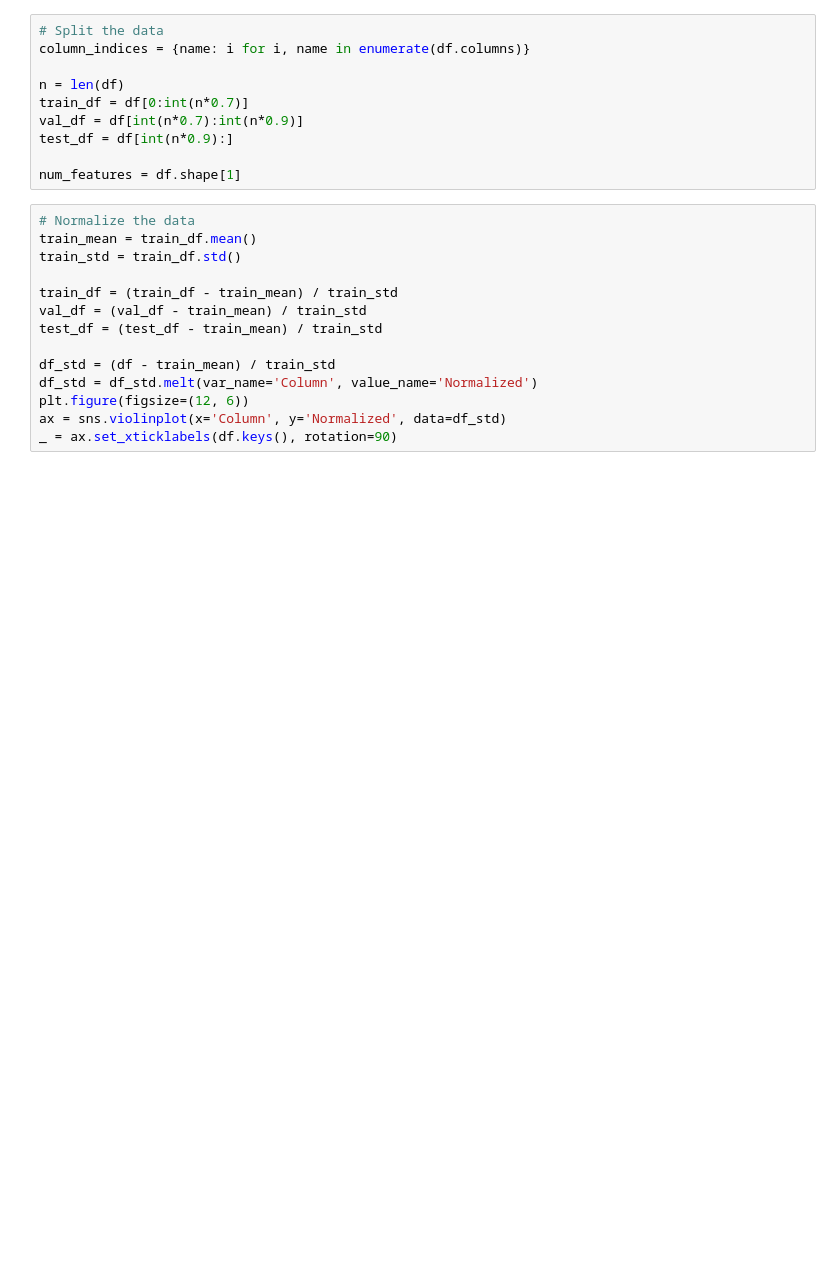
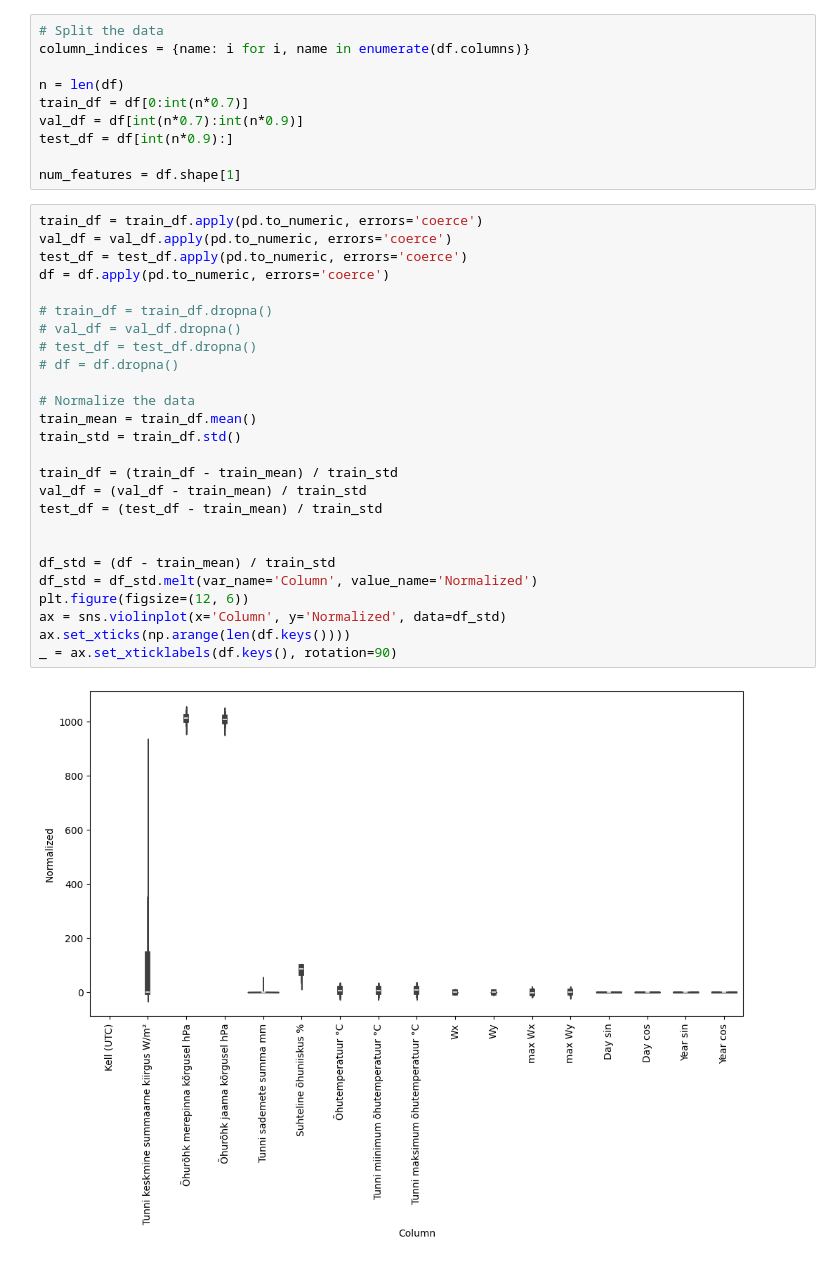
Before and after one commit to kristoferkp/asikarikas2024, a Jupyter notebook: III - Ilmaennustus/main.ipynb, the cells around one changed output. Cells and saved outputs as stored; diff of their text form; blank space fills up the shorter version.

```diff
--- a/III - Ilmaennustus/main.ipynb
+++ b/III - Ilmaennustus/main.ipynb
@@ -93,16 +116,30 @@ test_df = df[int(n*0.9):]
 
 num_features = df.shape[1]
 # %%
+train_df = train_df.apply(pd.to_numeric, errors='coerce')
+val_df = val_df.apply(pd.to_numeric, errors='coerce')
+test_df = test_df.apply(pd.to_numeric, errors='coerce')
+df = df.apply(pd.to_numeric, errors='coerce')
+
+# train_df = train_df.dropna()
+# val_df = val_df.dropna()
+# test_df = test_df.dropna()
+# df = df.dropna()
+
 # Normalize the data
 train_mean = train_df.mean()
 train_std = train_df.std()
 
 train_df = (train_df - train_mean) / train_std
 val_df = (val_df - train_mean) / train_std
 test_df = (test_df - train_mean) / train_std
 
+
 df_std = (df - train_mean) / train_std
 df_std = df_std.melt(var_name='Column', value_name='Normalized')
 plt.figure(figsize=(12, 6))
 ax = sns.violinplot(x='Column', y='Normalized', data=df_std)
+ax.set_xticks(np.arange(len(df.keys())))
 _ = ax.set_xticklabels(df.keys(), rotation=90)
+# %% [output]
+[figure, added]
```
Also changed, not shown: parts of 4 cells of this notebook.
